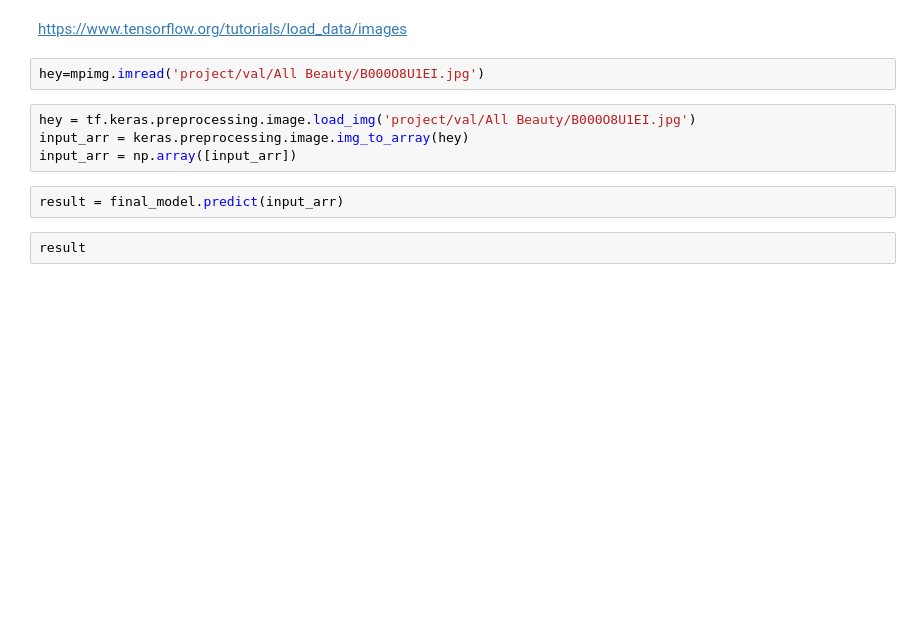
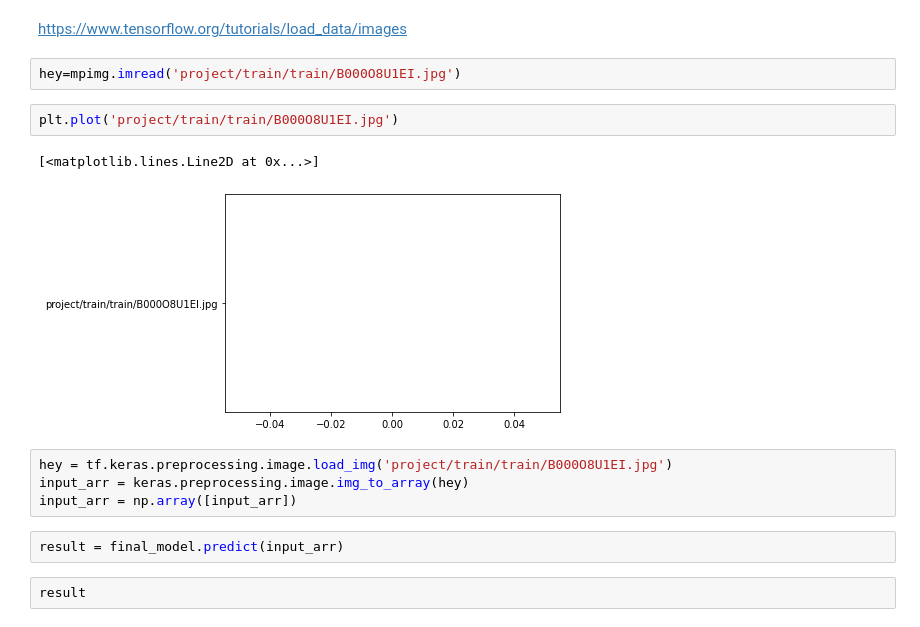
Before and after one commit to Elsasser67/DataScience21, a Jupyter notebook: Projekt/Kaggle_Projekt_Schnell_Theo.ipynb, the cells around one changed output. Cells and saved outputs as stored; diff of their text form; blank space fills up the shorter version.

```diff
--- a/Projekt/Kaggle_Projekt_Schnell_Theo.ipynb
+++ b/Projekt/Kaggle_Projekt_Schnell_Theo.ipynb
@@ -560,9 +554,14 @@ KeyboardInterrupt: ignored
 # %% [markdown]
 https://www.tensorflow.org/tutorials/load_data/images
 # %%
-hey=mpimg.imread('project/val/All Beauty/B000O8U1EI.jpg')
+hey=mpimg.imread('project/train/train/B000O8U1EI.jpg')
+# %%
+plt.plot('project/train/train/B000O8U1EI.jpg')
+# %% [output]
+[<matplotlib.lines.Line2D at 0x...>]
+[figure, added]
 # %%
-hey = tf.keras.preprocessing.image.load_img('project/val/All Beauty/B000O8U1EI.jpg')
+hey = tf.keras.preprocessing.image.load_img('project/train/train/B000O8U1EI.jpg')
 input_arr = keras.preprocessing.image.img_to_array(hey)
 input_arr = np.array([input_arr])
 # %%
```
Also changed, not shown: parts of 7 cells of this notebook.
